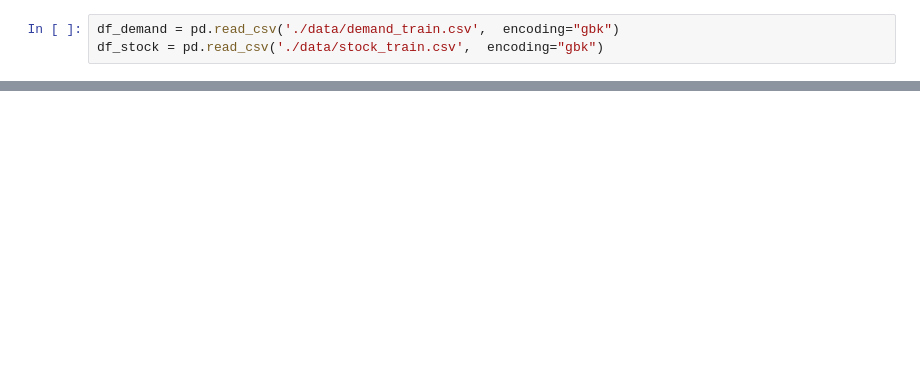
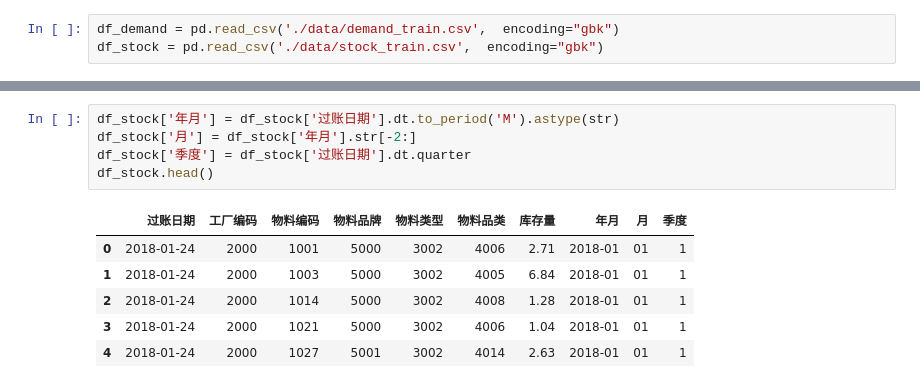
Before and after one commit to djwxfdt/mse-material-predict, a Jupyter notebook: app.ipynb, the cells around one changed output, grey strips where cells are left out. Drawn from its saved outputs; the diff is of its cells as text; blank space fills up the shorter version.

```diff
--- a/app.ipynb
+++ b/app.ipynb
@@ -101,0 +268,12 @@ df_demand.head()
+# %%
+df_stock['年月'] = df_stock['过账日期'].dt.to_period('M').astype(str)
+df_stock['月'] = df_stock['年月'].str[-2:]
+df_stock['季度'] = df_stock['过账日期'].dt.quarter
+df_stock.head()
+# %% [output]
+|  | 过账日期 | 工厂编码 | 物料编码 | 物料品牌 | 物料类型 | 物料品类 | 库存量 | 年月 | 月 | 季度 |
+| 0 | 2018-01-24 | 2000 | 1001 | 5000 | 3002 | 4006 | 2.71 | 2018-01 | 01 | 1 |
+| 1 | 2018-01-24 | 2000 | 1003 | 5000 | 3002 | 4005 | 6.84 | 2018-01 | 01 | 1 |
+| 2 | 2018-01-24 | 2000 | 1014 | 5000 | 3002 | 4008 | 1.28 | 2018-01 | 01 | 1 |
+| 3 | 2018-01-24 | 2000 | 1021 | 5000 | 3002 | 4006 | 1.04 | 2018-01 | 01 | 1 |
+| 4 | 2018-01-24 | 2000 | 1027 | 5001 | 3002 | 4014 | 2.63 | 2018-01 | 01 | 1 |
```
Also changed, not shown: parts of 30 cells of this notebook, 1 other file.
